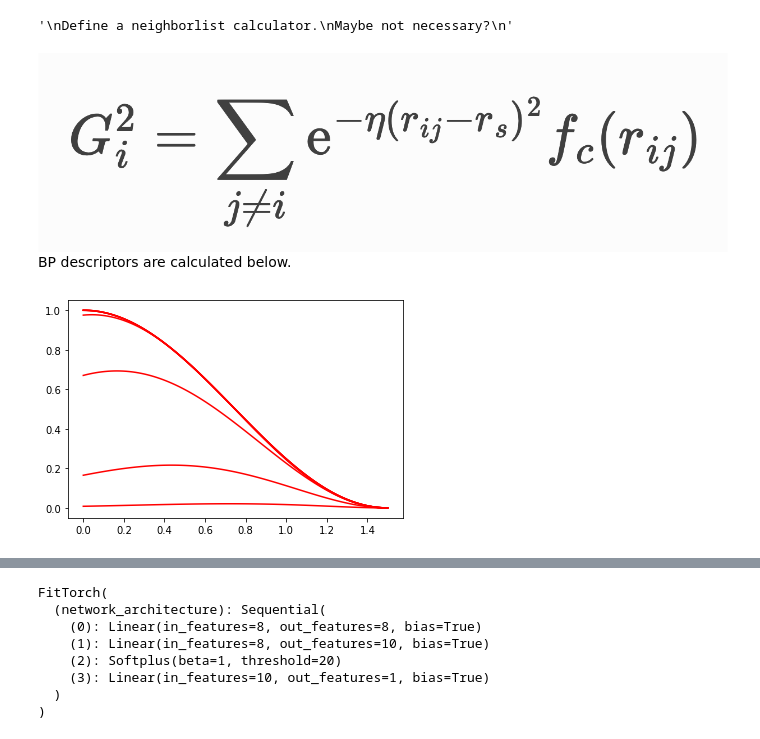
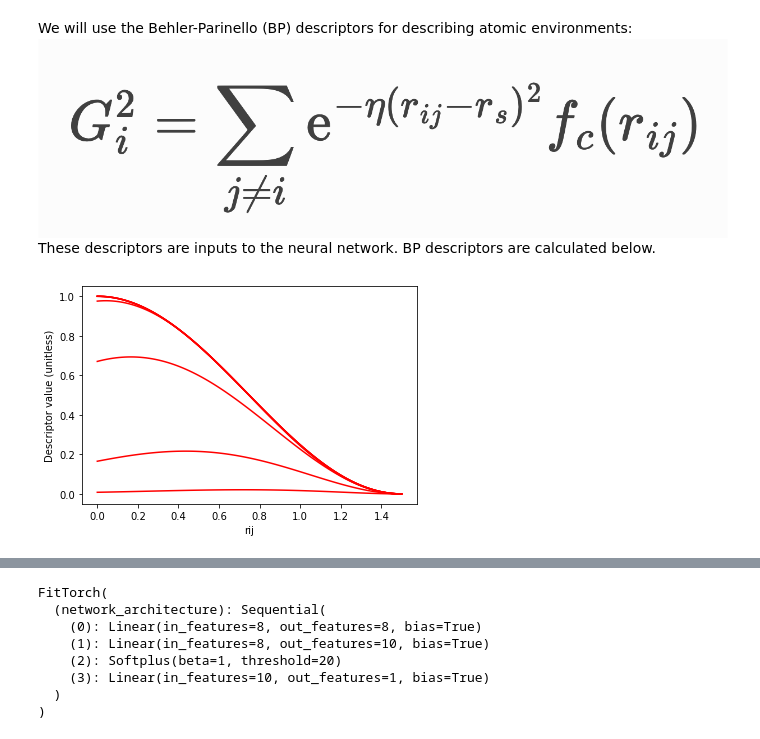
Before and after one commit to rohskopf/SimpleML-IAP, a Jupyter notebook: 1d_chain.ipynb, the cells around one changed output, grey strips where cells are left out. Cells and saved outputs as stored; diff of their text form; code cells hidden in the pictures.

```diff
--- a/1d_chain.ipynb
+++ b/1d_chain.ipynb
@@ -74,12 +81,7 @@ tensor([  0,   0,   0,  ..., 999, 999, 999])
-# %%
-"""
-Define a neighborlist calculator.
-Maybe not necessary?
-"""
-# %% [output]
-'\nDefine a neighborlist calculator.\nMaybe not necessary?\n'
 # %% [markdown]
+We will use the Behler-Parinello (BP) descriptors for describing atomic environments:
 ![image.png](attachment:image.png)
+These descriptors are inputs to the neural network.
 BP descriptors are calculated below.
 # %%
 """
@@ -122,23 +128,25 @@ def calc_descriptors(x):
 # %%
 """
 Plot descriptors.
 Visualize what the descriptors look like.
 """
 def visualize_descriptors():
     rij = np.linspace(0,rc,100)
     functions = []
     #print(fc(rij))
     for k in range(0,nd):
         d_tmp = np.exp(-1.0*dparams[k,0]*(rij-dparams[k,1])**2)*fc(rij)
         #d_tmp = fc(rij)
         #functions.append(np.exp(dparams[k,0]*(rij-dparams[k,1])**2))
         #functions.append(d_tmp)
         plt.plot(rij, d_tmp, 'r')
     #functions = np.array(functions)
+    plt.xlabel("rij")
+    plt.ylabel("Descriptor value (unitless)")
     plt.show()
     #print(functions)
 visualize_descriptors()
 # %% [output]
-[figure, old version]
+[figure, new version]
 # %%
 """
```
Also changed, not shown: parts of 14 cells of this notebook, 1 other file.
